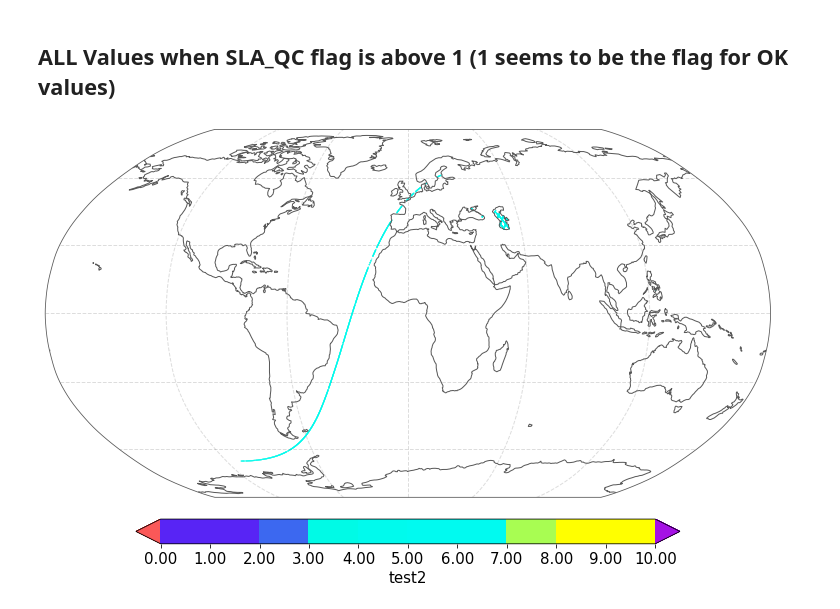
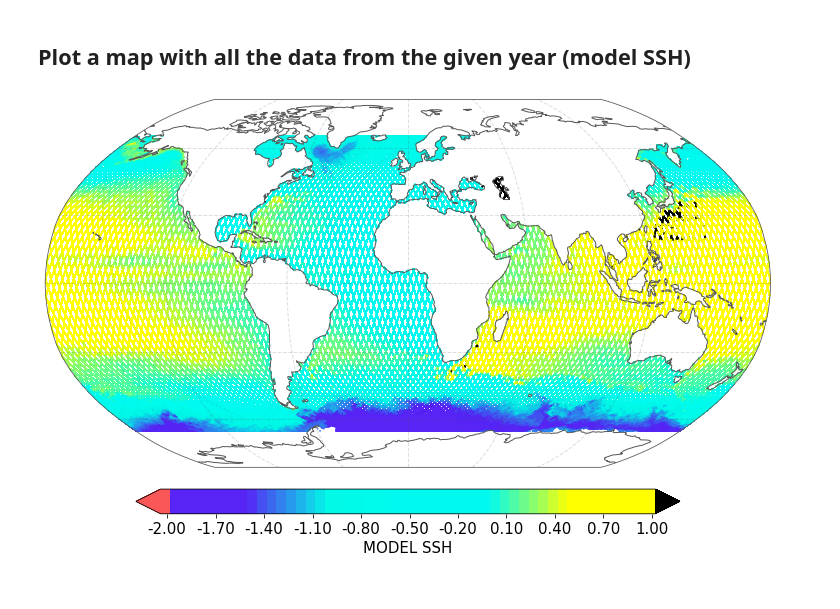
Before and after one commit to imhotep-project/imhotep-synthetic-obs, a Jupyter notebook: tools/2023-07-19_check_SLA.ipynb, the cells around one changed output. Saved outputs shown, nothing was run; the diff lists cells and outputs as text; code cells hidden in the pictures.

```diff
--- a/tools/2023-07-19_check_SLA.ipynb
+++ b/tools/2023-07-19_check_SLA.ipynb
@@ -324,35 +432,38 @@ plt.close(fig1)
-# %% [markdown]
-## ALL Values when SLA_QC flag is above 1 (1 seems to be the flag for OK values)
-# %%
-plto = "ALL values when flag is strictly above 1)"
-
-
-#------ PLOT PARAMETERS ---------------
-# colormap
-cm_base=my_cmap
-
-# min/max values
-vmin=0
-vmax=10
-Nincr=10
-
-# central longitude (for global map)
-loncentr=180
-
-# plot title and output file title
-plti="test"
-labelplt= "test2"
-
-#create fig
-fig1 = plt.figure(figsize=([13,10]),facecolor='white')
-
-# plot data
-css =  plotmapSCATT(fig1,qcflag,lon,lat,qcflag,cm_base=cm_base,vmin=vmin,vmax=vmax,Nincr=Nincr,obsflag=2,xlim=(-100,20),ylim=(-35,70) ,plto=plto,glo=True,coastL=True,coastC=False,su='#FA5858',so='#a511e5') #,
-
-plt.show()
-
-# Save fig in png, resolution dpi
-#fig1.savefig(diro+"/"+plto+'.png', facecolor=fig1.get_facecolor(), edgecolor='none',dpi=dpifig,bbox_inches='tight', pad_inches=0)#
-plt.close(fig1)
-# %% [output]
-[figure, removed]
+# %% [markdown]
+## Plot a map with all the data from the given year (model SSH)
+# %%
+plto = "MODEL SSH"
+
+
+mod = dataset['SLA_SSH'][t1:t2]
+
+
+#------ PLOT PARAMETERS ---------------
+# colormap
+cm_base=my_cmap
+
+# min/max values
+vmin=-2
+vmax=1
+Nincr=50
+
+# central longitude (for global map)
+loncentr=180
+
+# plot title and output file title
+plti="MODEL SSH"
+labelplt= "MODEL SSH"
+
+#create fig
+fig1 = plt.figure(figsize=([13,10]),facecolor='white')
+
+# plot data
+css =  plotmapSCATT(fig1,mod,lon,lat,cm_base=cm_base,vmin=vmin,vmax=vmax,Nincr=Nincr,obsflag=100,xlim=(-100,20),ylim=(-35,70) ,plto=plto,glo=True,coastL=True,coastC=False,su='#FA5858',so='k') #,
+
+plt.show()
+
+# Save fig in png, resolution dpi
+#fig1.savefig(diro+"/"+plto+'.png', facecolor=fig1.get_facecolor(), edgecolor='none',dpi=dpifig,bbox_inches='tight', pad_inches=0)#
+plt.close(fig1)
+# %% [output]
+[figure, added]
```
Also changed, not shown: parts of 17 cells of this notebook.
